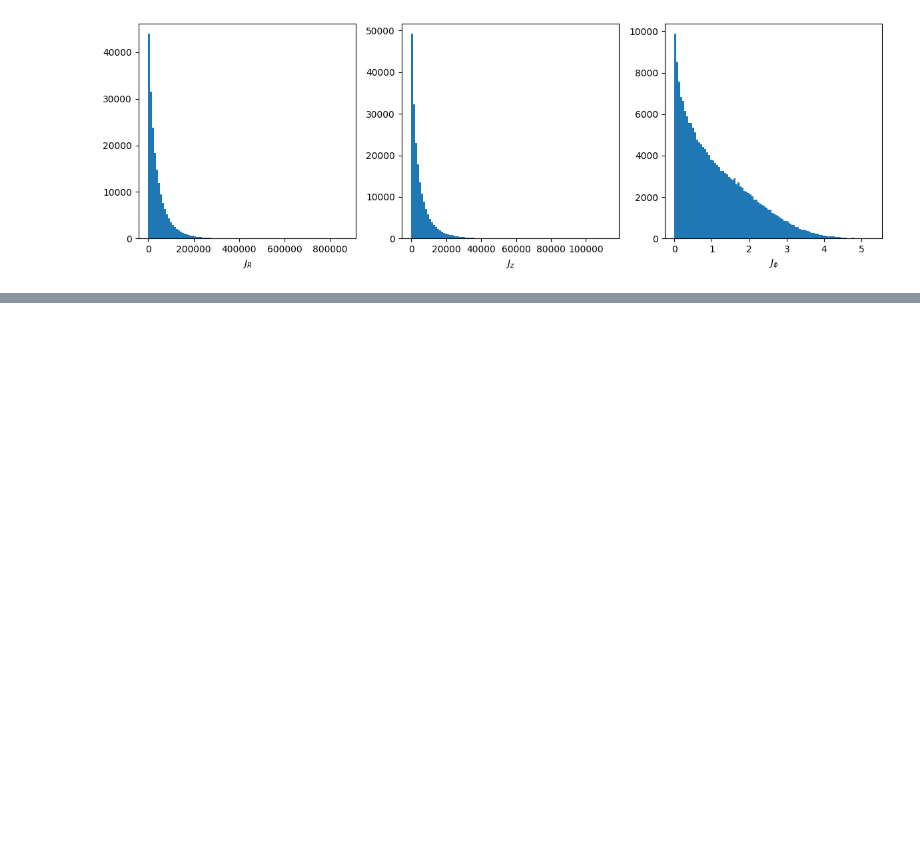
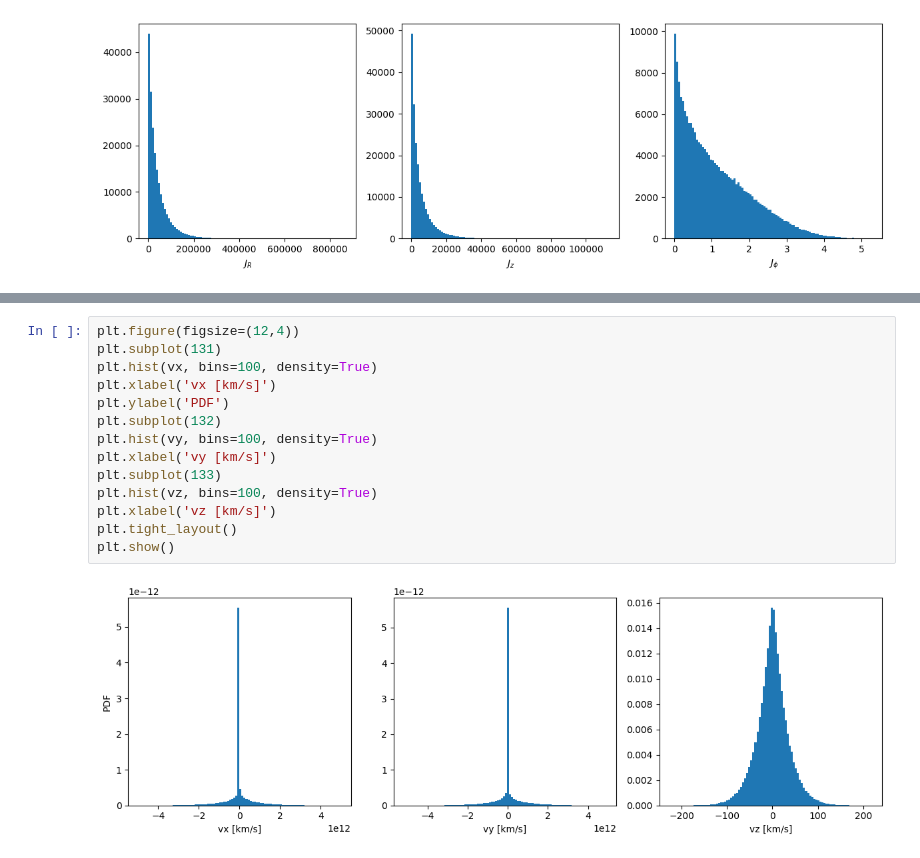
Before and after one commit to anschaible/phoenix, a Jupyter notebook: notebooks/action_sampling.ipynb, the cells around one changed output, grey strips where cells are left out. Drawn from its saved outputs; the diff is of its cells as text; blank space fills up the shorter version.

```diff
--- a/notebooks/action_sampling.ipynb
+++ b/notebooks/action_sampling.ipynb
@@ -57,0 +93,16 @@ plt.show()
+# %%
+plt.figure(figsize=(12,4))
+plt.subplot(131)
+plt.hist(vx, bins=100, density=True)
+plt.xlabel('vx [km/s]')
+plt.ylabel('PDF')
+plt.subplot(132)
+plt.hist(vy, bins=100, density=True)
+plt.xlabel('vy [km/s]')
+plt.subplot(133)
+plt.hist(vz, bins=100, density=True)
+plt.xlabel('vz [km/s]')
+plt.tight_layout()
+plt.show()
+# %% [output]
+[figure, added]
```
Also changed, not shown: parts of 4 cells of this notebook, 1 other file.
